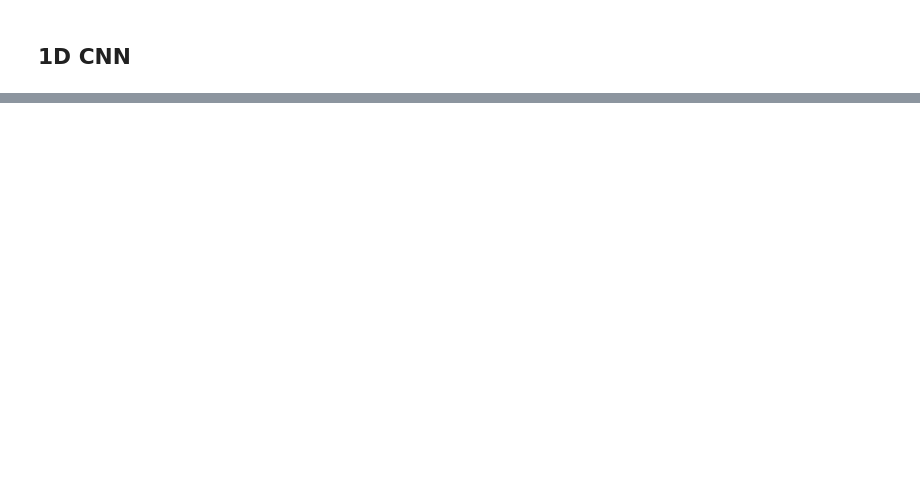
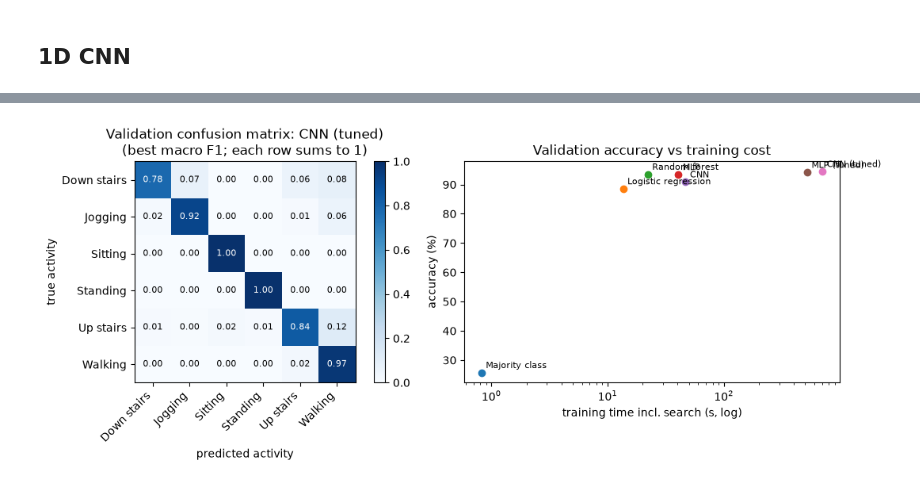
Before and after one commit to wisdom-C8/AISE-4010-Motionsense-phone-IMU, a Jupyter notebook: AISE4010_Project_Group8.ipynb, the cells around one changed output, grey strips where cells are left out. Cells and saved outputs as stored; diff of their text form; code cells hidden in the pictures; blank space fills up the shorter version.

```diff
--- a/AISE4010_Project_Group8.ipynb
+++ b/AISE4010_Project_Group8.ipynb
@@ -416,8 +503,8 @@ print(f"Grid search: {len(grid_df)} configs in {grid_s:.0f} s")
 # %%
-best = grid_df.iloc[0]
-best_cfg = {k: best[k] for k in grid}
-print("Best configuration:", best_cfg)
+for base, (grid_df, grid_s, best_cfg) in searches.items():
+    best = grid_df.iloc[0]
+    print(f"Best {base} configuration: {best_cfg} (validation loss {best['val_loss']:.4f})")
 
-tuned_name = f"{BEST_BASE} (tuned)"
-record(tuned_name, best["_model"], best["_info"])
-results[tuned_name]["grid_search_s"] = grid_s
+    tuned_name = f"{base} (tuned)"
+    record(tuned_name, best["_model"], best["_info"])
+    results[tuned_name]["grid_search_s"] = grid_s
@@ -430,6 +522,5 @@ All metrics are in g on the held-out test subjects (21–24), averaged over the
 # %%
 summary = pd.DataFrame(results).T
-summary["MAE vs naive (%)"] = 100 * (1 - summary["MAE"] / summary.loc["Naive", "MAE"])
-summary = summary[["MAE", "RMSE", "MAE vs naive (%)", "params", "train_s", "infer_ms_per_window"]
+summary = summary[["accuracy", "macro_F1", "params", "train_s", "infer_ms_per_window"]
                   + [c for c in summary.columns if c == "grid_search_s"]]
-display(summary.sort_values("MAE").astype(float).round(4))
+display(summary.sort_values("macro_F1", ascending=False).astype(float).round(4))
@@ -472,0 +536,63 @@ plt.show()
+# %%
+def report_split(split_name, y_true, pred_dict):
+    """Per-activity accuracy / precision / recall / F1 tables, confusion matrix of the best model, accuracy vs cost.
+
+    Tables: rows = activities (+ an overall row), columns = models, values in %.
+      accuracy  = share of timesteps classified correctly for that activity vs. all others (one-vs-rest);
+                  the overall row is plain multi-class accuracy
+      precision = of the timesteps the model labelled X, the share that really were X
+      recall    = of the timesteps that really were X, the share the model labelled X
+      F1        = harmonic mean of precision and recall
+      overall row for precision / recall / F1 = macro average over the six activities
+    """
+    labels = list(range(N_CLASSES))
+    rows = [NAMES[c] for c in CLASSES] + ["Overall"]
+    tables = {m: pd.DataFrame(index=rows, columns=list(pred_dict), dtype=float)
+              for m in ("Accuracy", "Precision", "Recall", "F1")}
+    for model, p in pred_dict.items():
+        cm = confusion_matrix(y_true, p, labels=labels)
+        tp = np.diag(cm)
+        fp, fn = cm.sum(axis=0) - tp, cm.sum(axis=1) - tp
+        prec, rec, f1, _ = precision_recall_fscore_support(y_true, p, labels=labels, zero_division=0)
+        tables["Accuracy"][model] = list(100 * (cm.sum() - fp - fn) / cm.sum()) + [100 * tp.sum() / cm.sum()]
+        for key, vals in (("Precision", prec), ("Recall", rec), ("F1", f1)):
+            tables[key][model] = list(100 * vals) + [100 * vals.mean()]
+
+    for key, table in tables.items():
+        table.index.name = "true activity"
+        print(f"{split_name}: {key} (%) per activity; columns are models")
+        display(table.round(1))
+
+    macro_f1 = tables["F1"].loc["Overall"]
+    best_name = macro_f1.idxmax()
+    fig, ax = plt.subplots(1, 2, figsize=(12, 4.5))
+
+    # Confusion matrix of the best model (rows = true activity, normalised)
+    cm = confusion_matrix(y_true, pred_dict[best_name], labels=labels, normalize="true")
+    im = ax[0].imshow(cm, vmin=0, vmax=1, cmap="Blues")
+    ax[0].set(title=f"{split_name} confusion matrix: {best_name}\n(best macro F1; each row sums to 1)",
+              xlabel="predicted activity", ylabel="true activity", xticks=labels, yticks=labels,
+              xticklabels=[NAMES[c] for c in CLASSES], yticklabels=[NAMES[c] for c in CLASSES])
+    plt.setp(ax[0].get_xticklabels(), rotation=45, ha="right")
+    for i in labels:
+        for j in labels:
+            ax[0].text(j, i, f"{cm[i, j]:.2f}", ha="center", va="center", fontsize=8, color="w" if cm[i, j] > 0.5 else "k")
+    fig.colorbar(im, ax=ax[0], fraction=0.046)
+
+    # Accuracy vs cost
+    for name, r in summary.iterrows():
+        search = r.get("grid_search_s", np.nan)
+        cost = max(r["train_s"] + (search if pd.notna(search) else 0.0), 0.01)
+        acc = tables["Accuracy"].loc["Overall", name]
+        ax[1].scatter(cost, acc)
+        ax[1].annotate(name, (cost, acc), fontsize=8, xytext=(4, 4), textcoords="offset points")
+    ax[1].set(xscale="log", title=f"{split_name} accuracy vs training cost",
+              xlabel="training time incl. search (s, log)", ylabel="accuracy (%)")
+    plt.tight_layout()
+    plt.show()
+
+
+# Validation set: used for early stopping and the grid search, so these numbers are optimistic;
+# shown for comparison with the pseudo-test results in the next cell.
+report_split("Validation", y_val, preds_val)
+# %% [output]
@@ -472,0 +639 @@ plt.show()
+[figure, added]
```
Also changed, not shown: parts of 44 cells of this notebook, 1 other file.
